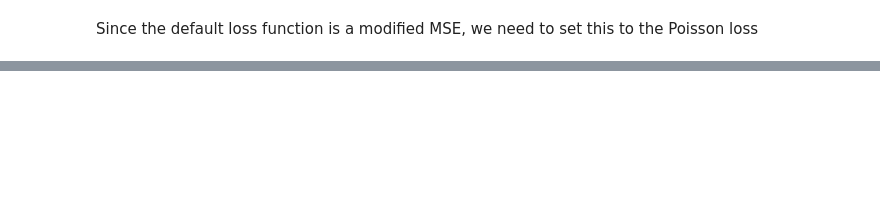
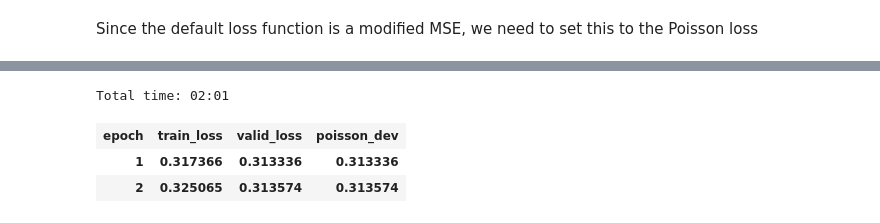
Before and after one commit to RonRichman/fastai_on_freMTPL, a Jupyter notebook: fremtpl.ipynb, the cells around one changed output, grey strips where cells are left out. Cells and saved outputs as stored; diff of their text form; code cells hidden in the pictures; blank space fills up the shorter version.

```diff
--- a/fremtpl.ipynb
+++ b/fremtpl.ipynb
@@ -140,0 +262,2 @@ learn.loss_func = poisson_dev
+# %%
+learn.fit_one_cycle(2, (1e-2))
@@ -145,2 +281,7 @@ learn.recorder.plot()
-# %%
-learn.fit_one_cycle(5, 1e-5, wd=0.2)
+# %%
+learn.fit_one_cycle(2, slice(1e-4))
+# %% [output]
+Total time: 02:01
+| epoch | train_loss | valid_loss | poisson_dev |
+| 1 | 0.317366 | 0.313336 | 0.313336 |
+| 2 | 0.325065 | 0.313574 | 0.313574 |
```
Also changed, not shown: parts of 21 cells of this notebook.
